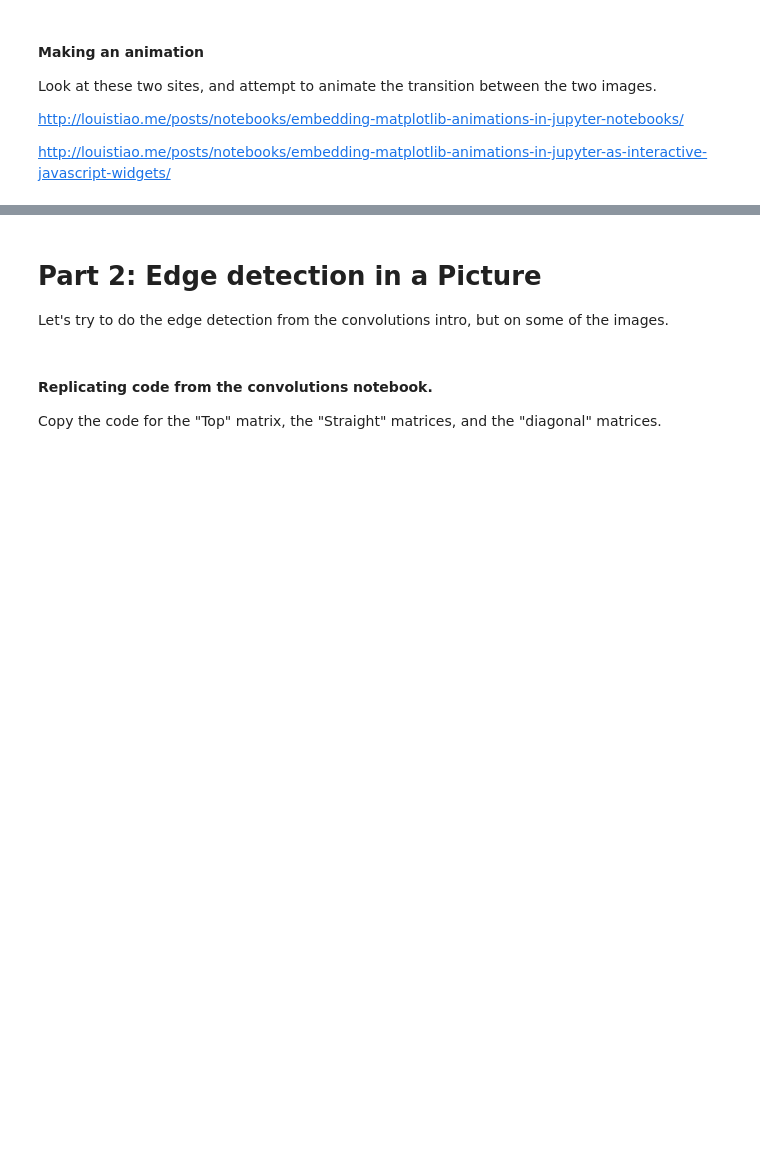
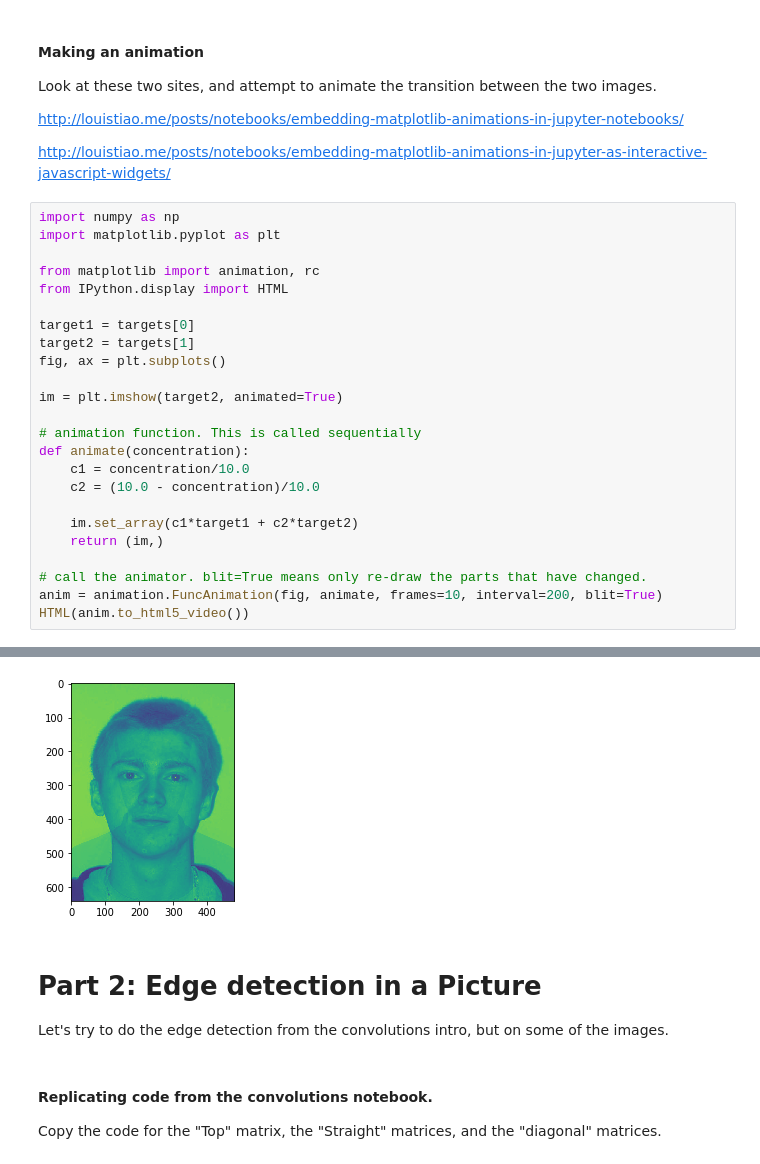
Before and after one commit to rikki-mayuri/numerical-linear-algebra, a Jupyter notebook: Exercises/Lab-3-More-Images.ipynb, the cells around one changed output, grey strips where cells are left out. Saved outputs shown, nothing was run; the diff lists cells and outputs as text; blank space fills up the shorter version.

```diff
--- a/Exercises/Lab-3-More-Images.ipynb
+++ b/Exercises/Lab-3-More-Images.ipynb
@@ -73,3 +133,28 @@ Look at these two sites, and attempt to animate the transition between the two i
 http://louistiao.me/posts/notebooks/embedding-matplotlib-animations-in-jupyter-notebooks/
 
 http://louistiao.me/posts/notebooks/embedding-matplotlib-animations-in-jupyter-as-interactive-javascript-widgets/
+# %%
+import numpy as np
+import matplotlib.pyplot as plt
+
+from matplotlib import animation, rc
+from IPython.display import HTML
+
+target1 = targets[0]
+target2 = targets[1]
+fig, ax = plt.subplots()
+
+im = plt.imshow(target2, animated=True)
+
+# animation function. This is called sequentially
+def animate(concentration):
+    c1 = concentration/10.0
+    c2 = (10.0 - concentration)/10.0
+
+    im.set_array(c1*target1 + c2*target2)
+    return (im,)
+
+# call the animator. blit=True means only re-draw the parts that have changed.
+anim = animation.FuncAnimation(fig, animate, frames=10, interval=200, blit=True)
+HTML(anim.to_html5_video())
+# %% [output]
@@ -76,3 +162,4 @@ http://louistiao.me/posts/notebooks/embedding-matplotlib-animations-in-jupyter-a
+[figure, added]
 # %% [markdown]
 # Part 2: Edge detection in a Picture
 Let's try to do the edge detection from the convolutions intro, but on some of the images.
```
Also changed, not shown: parts of 15 cells of this notebook, 16 other files.
